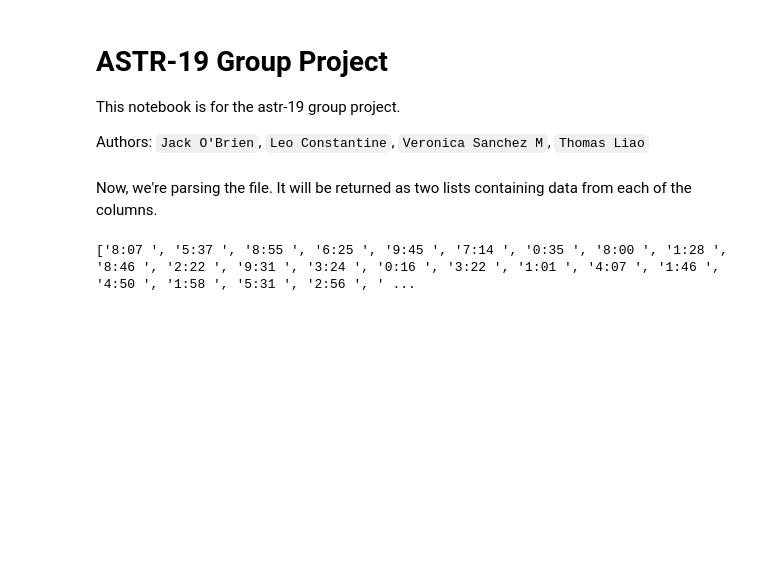
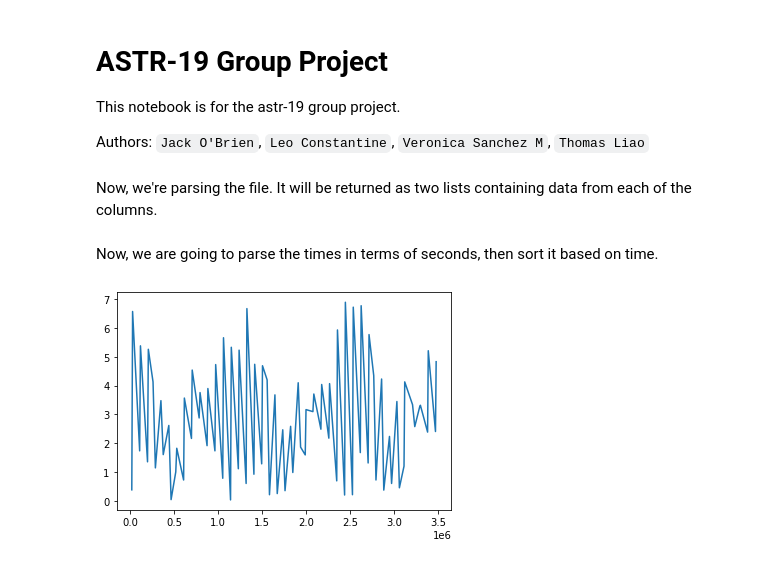
Before and after one commit to jadyobri/Group_Project_ASTR_19, a Jupyter notebook: data/GroupProjectAssignment.ipynb, the cells around one changed output. Cells and saved outputs as stored; diff of their text form; code cells hidden in the pictures; blank space fills up the shorter version.

```diff
--- a/data/GroupProjectAssignment.ipynb
+++ b/data/GroupProjectAssignment.ipynb
@@ -27,13 +27,57 @@ def ParseFile(_Filename:str = "dataset.txt"):
             FilteredLines.append(Line)
 
     # Now parse into arrays
+    Column0:list = []
     Column1:list = []
     Column2:list = []
     for Line in FilteredLines:
+        Column0.append(Line[:3].replace(" ", ""))
         Column1.append(Line[4:9])
         Column2.append(Line[10:].strip("\n"))
 
     # Return arrays
-    return Column1, Column2
+    return Column0, Column1, Column2
-# %% [output]
-['8:07 ', '5:37 ', '8:55 ', '6:25 ', '9:45 ', '7:14 ', '0:35 ', '8:00 ', '1:28 ', '8:46 ', '2:22 ', '9:31 ', '3:24 ', '0:16 ', '3:22 ', '1:01 ', '4:07 ', '1:46 ', '4:50 ', '1:58 ', '5:31 ', '2:56 ', ' ...
+# %% [markdown]
+Now, we are going to parse the times in terms of seconds, then sort it based on time.
+# %%
+def SortTimes(_Days:list, _Times:list, _Height:list):
+
+    # Firstly, we enumerate times, and convert from hh:mm to seconds
+    TimeSeconds:list = []
+    for i in range(len(_Times)):
+        Day = int(_Days[i]) - 1 # days start at 1, not 0
+        Hours = int(_Times[i].split(":")[0])
+        Minutes = int(_Times[i].split(":")[1])
+        Seconds = (Day * 3600 * 24) + (Hours * 3600) + (Minutes * 60)
+        TimeSeconds.append(Seconds)
+
+    # Build Tuple For Sorting
+    TimePairs:list = []
+    for i in range(len(_Height)):
+        CurrentTime_s = TimeSeconds[i]
+        Height = _Height[i]
+        TimePairs.append((CurrentTime_s, float(Height)))
+
+    # Now Sort it
+    TimePairs = sorted(TimePairs)
+
+    # Now resplit it
+    XValues = []
+    YValues = []
+    for Pair in TimePairs:
+        XValues.append(Pair[0])
+        YValues.append(Pair[1])
+
+
+    return XValues, YValues
+# %%
+def Main():
+    Days, TimesRaw, WaveHeights = ParseFile()
+    Timestamps, WaveHeights = SortTimes(Days, TimesRaw, WaveHeights)
+
+    plt.plot(Timestamps, WaveHeights)
+
+if __name__ == "__main__":
+    Main()
+# %% [output]
+[figure, added]
```
